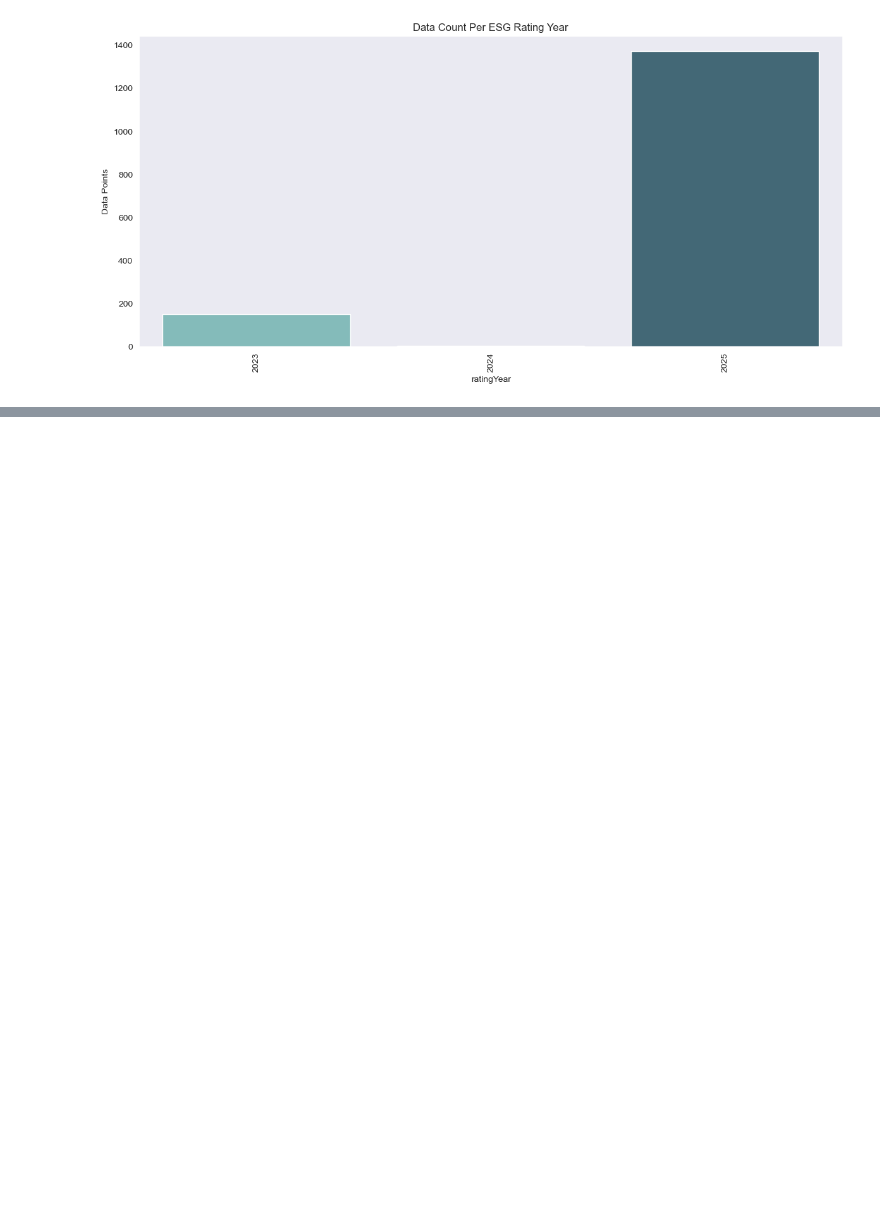
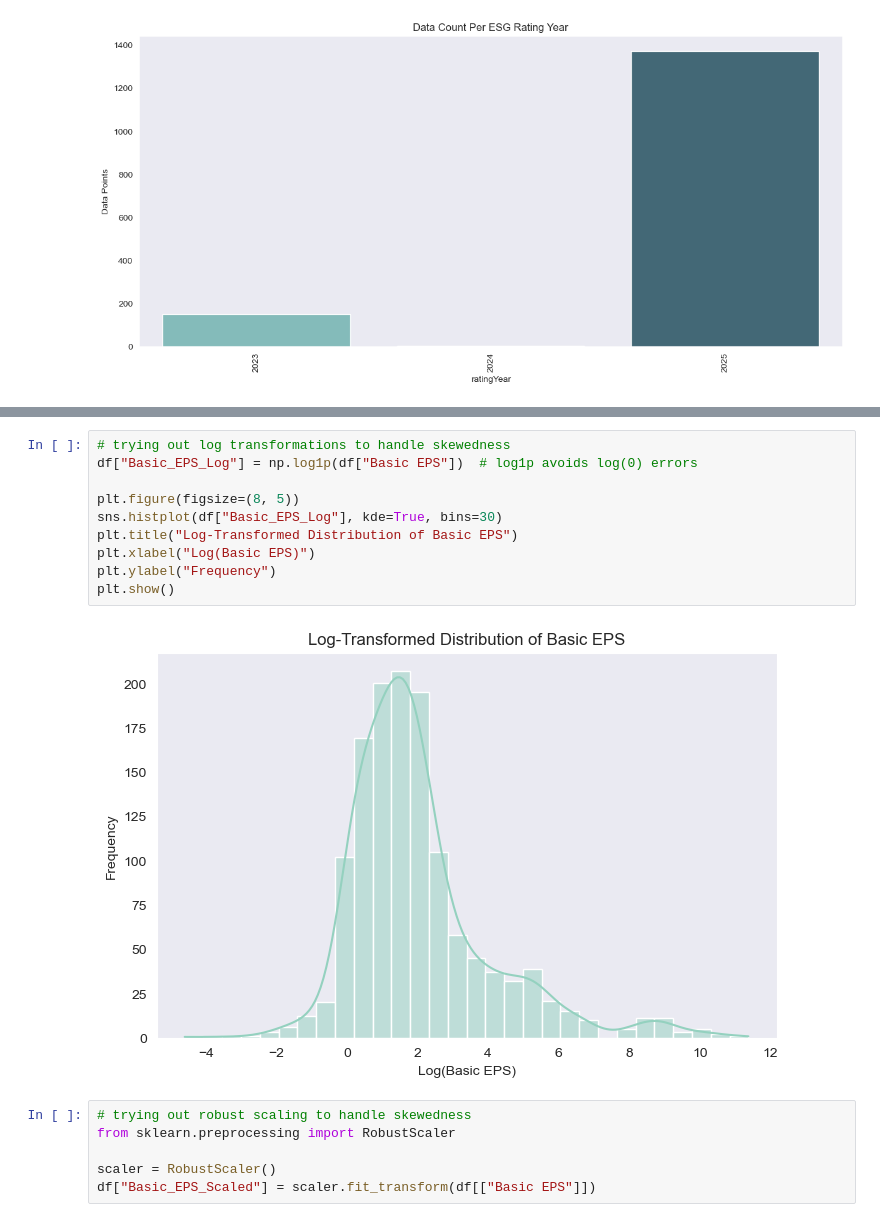
Before and after one commit to NotMishaal/esg-prediction, a Jupyter notebook: notebooks/data_exploration.ipynb, the cells around one changed output, grey strips where cells are left out. Cells and saved outputs as stored; diff of their text form; blank space fills up the shorter version.

```diff
--- a/notebooks/data_exploration.ipynb
+++ b/notebooks/data_exploration.ipynb
@@ -104,0 +300,18 @@ plt.show()
+# %%
+# trying out log transformations to handle skewedness
+df["Basic_EPS_Log"] = np.log1p(df["Basic EPS"])  # log1p avoids log(0) errors
+
+plt.figure(figsize=(8, 5))
+sns.histplot(df["Basic_EPS_Log"], kde=True, bins=30)
+plt.title("Log-Transformed Distribution of Basic EPS")
+plt.xlabel("Log(Basic EPS)")
+plt.ylabel("Frequency")
+plt.show()
+# %% [output]
+[figure, added]
+# %%
+# trying out robust scaling to handle skewedness
+from sklearn.preprocessing import RobustScaler
+
+scaler = RobustScaler()
+df["Basic_EPS_Scaled"] = scaler.fit_transform(df[["Basic EPS"]])
```
Also changed, not shown: parts of 30 cells of this notebook.
